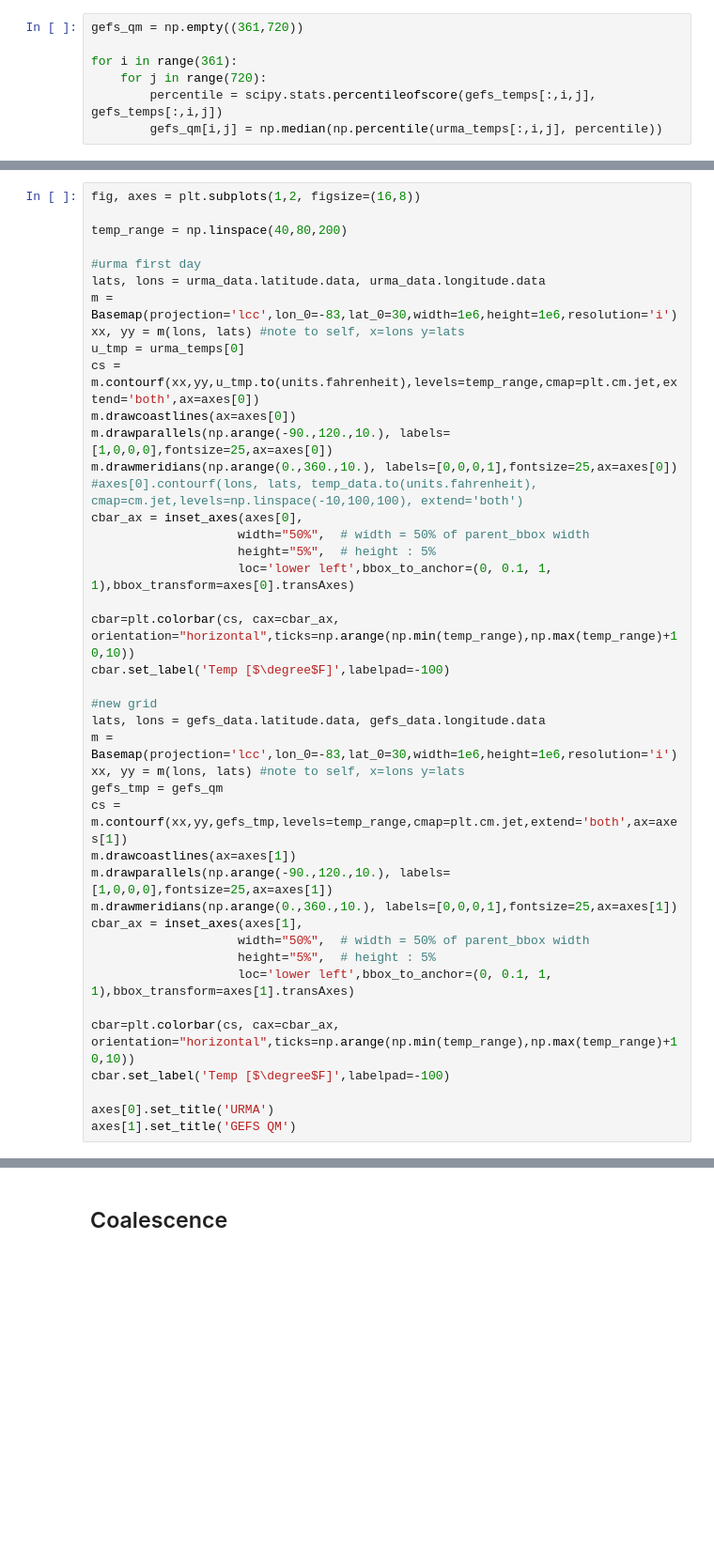
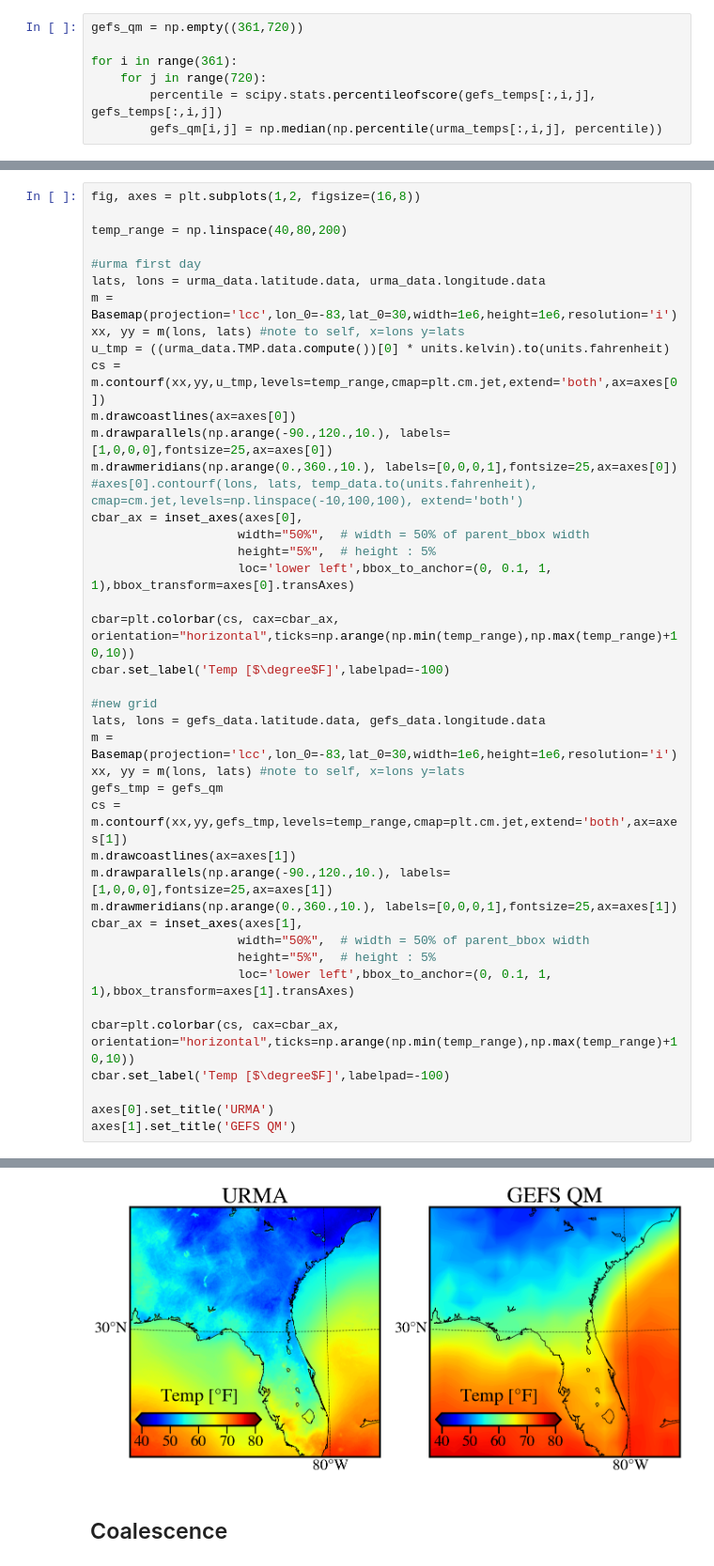
Before and after one commit to SidneyLower-NOAA/SMD_Notebooks, a Jupyter notebook: statistical_surveyor_of_sorts.ipynb, the cells around one changed output, grey strips where cells are left out. Shown at 94% size. Saved outputs shown, nothing was run; the diff lists cells and outputs as text; blank space fills up the shorter version.

```diff
--- a/statistical_surveyor_of_sorts.ipynb
+++ b/statistical_surveyor_of_sorts.ipynb
@@ -710,8 +701,8 @@ temp_range = np.linspace(40,80,200)
 lats, lons = urma_data.latitude.data, urma_data.longitude.data
 m = Basemap(projection='lcc',lon_0=-83,lat_0=30,width=1e6,height=1e6,resolution='i')
 xx, yy = m(lons, lats) #note to self, x=lons y=lats
-u_tmp = urma_temps[0]
-cs = m.contourf(xx,yy,u_tmp.to(units.fahrenheit),levels=temp_range,cmap=plt.cm.jet,extend='both',ax=axes[0])
+u_tmp = ((urma_data.TMP.data.compute())[0] * units.kelvin).to(units.fahrenheit)
+cs = m.contourf(xx,yy,u_tmp,levels=temp_range,cmap=plt.cm.jet,extend='both',ax=axes[0])
 m.drawcoastlines(ax=axes[0])
 m.drawparallels(np.arange(-90.,120.,10.), labels=[1,0,0,0],fontsize=25,ax=axes[0])
 m.drawmeridians(np.arange(0.,360.,10.), labels=[0,0,0,1],fontsize=25,ax=axes[0])
@@ -748,3 +739,4 @@ NameError: name 'plt' is not defined
+[figure, added]
 # %% [markdown]
 ## Coalescence
 # %% [markdown]
```
Also changed, not shown: parts of 5 cells of this notebook.
